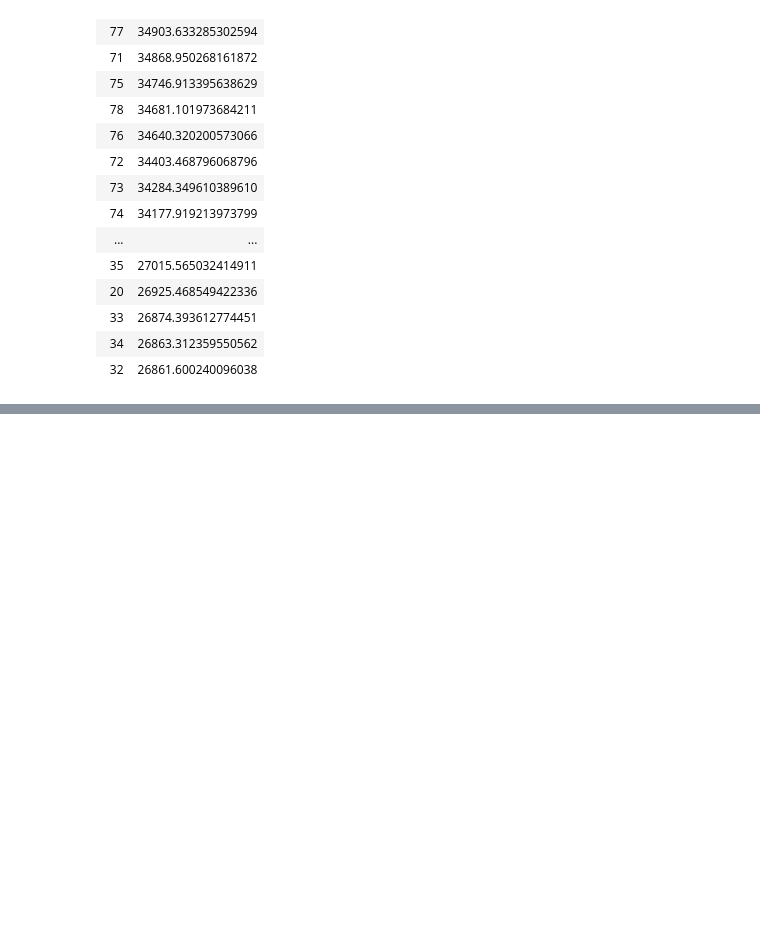
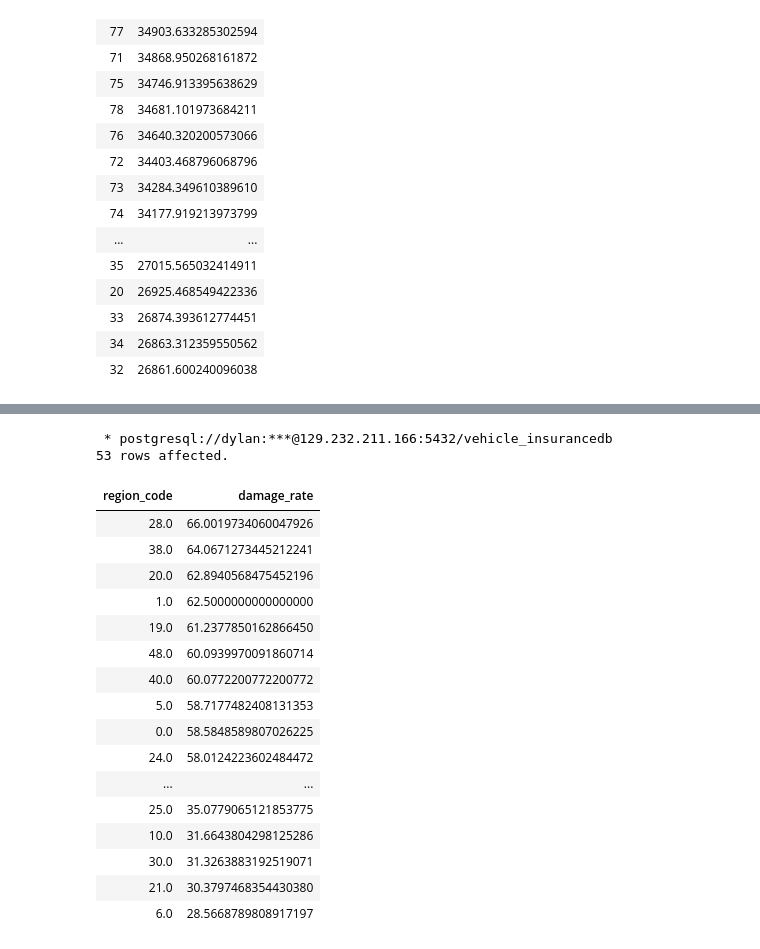
Before and after one commit to The-DigitalAcademy/Vehicle_Insurance, a Jupyter notebook: sqlanalysis_query.ipynb, the cells around one changed output, grey strips where cells are left out. Saved outputs shown, nothing was run; the diff lists cells and outputs as text; code cells hidden in the pictures; blank space fills up the shorter version.

```diff
--- a/sqlanalysis_query.ipynb
+++ b/sqlanalysis_query.ipynb
@@ -286,0 +351,31 @@ ORDER BY avg_premium DESC;
+# %%
+%%sql
+
+--which regions have highest vehicle damage rates?
+
+SELECT
+    region_code,
+    (COUNT(CASE WHEN vehicle_damage = 'Yes' THEN 1 END) * 100.0 / COUNT(*)) AS damage_rate
+FROM insurancest
+GROUP BY region_code
+ORDER BY damage_rate DESC;
+# %% [output]
+ * postgresql://dylan:***@129.232.211.166:5432/vehicle_insurancedb
+53 rows affected.
+| region_code | damage_rate |
+| 28.0 | 66.0019734060047926 |
+| 38.0 | 64.0671273445212241 |
+| 20.0 | 62.8940568475452196 |
+| 1.0 | 62.5000000000000000 |
+| 19.0 | 61.2377850162866450 |
+| 48.0 | 60.0939970091860714 |
+| 40.0 | 60.0772200772200772 |
+| 5.0 | 58.7177482408131353 |
+| 0.0 | 58.5848589807026225 |
+| 24.0 | 58.0124223602484472 |
+| ... | ... |
+| 25.0 | 35.0779065121853775 |
+| 10.0 | 31.6643804298125286 |
+| 30.0 | 31.3263883192519071 |
+| 21.0 | 30.3797468354430380 |
+| 6.0 | 28.5668789808917197 |
```
Also changed, not shown: parts of 5 cells of this notebook.
